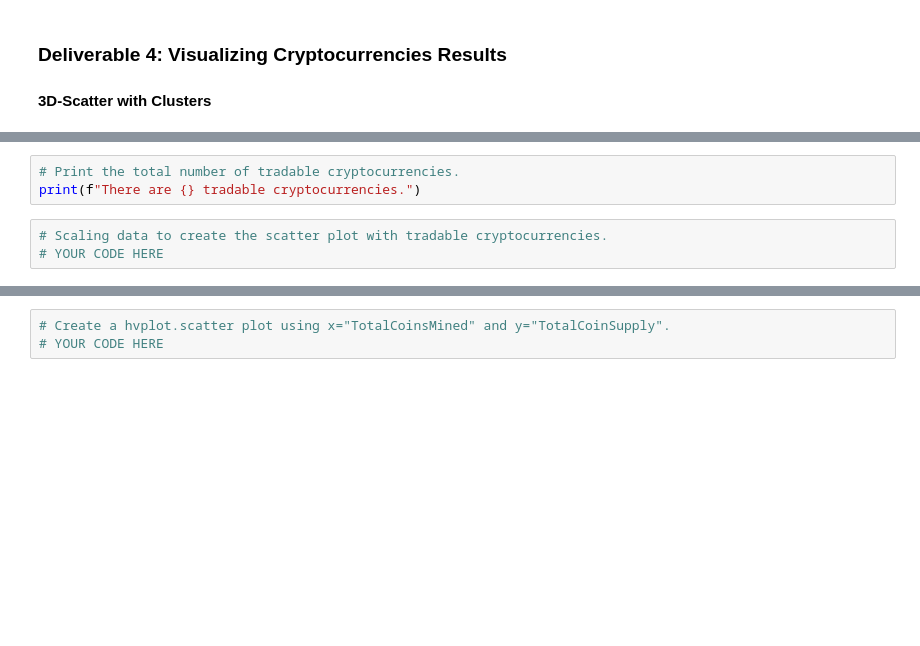
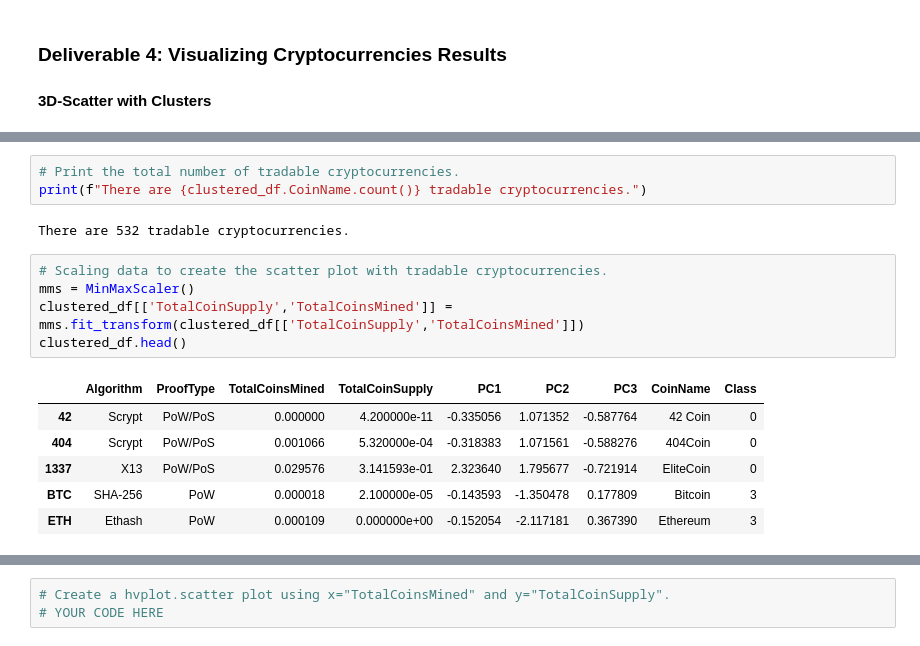
Before and after one commit to npvandyke/Cryptocurrencies, a Jupyter notebook: Challenge/crypto_clustering.ipynb, the cells around one changed output, grey strips where cells are left out. Saved outputs shown, nothing was run; the diff lists cells and outputs as text; blank space fills up the shorter version.

```diff
--- a/Challenge/crypto_clustering.ipynb
+++ b/Challenge/crypto_clustering.ipynb
@@ -205,7 +211,18 @@ fig.show()
 # %%
 # Print the total number of tradable cryptocurrencies.
-print(f"There are {} tradable cryptocurrencies.")
+print(f"There are {clustered_df.CoinName.count()} tradable cryptocurrencies.")
+# %% [output]
+There are 532 tradable cryptocurrencies.
 # %%
 # Scaling data to create the scatter plot with tradable cryptocurrencies.
-# YOUR CODE HERE
+mms = MinMaxScaler()
+clustered_df[['TotalCoinSupply','TotalCoinsMined']] = mms.fit_transform(clustered_df[['TotalCoinSupply','TotalCoinsMined']])
+clustered_df.head()
+# %% [output]
+|  | Algorithm | ProofType | TotalCoinsMined | TotalCoinSupply | PC1 | PC2 | PC3 | CoinName | Class |
+| 42 | Scrypt | PoW/PoS | 0.000000 | 4.200000e-11 | -0.335056 | 1.071352 | -0.587764 | 42 Coin | 0 |
+| 404 | Scrypt | PoW/PoS | 0.001066 | 5.320000e-04 | -0.318383 | 1.071561 | -0.588276 | 404Coin | 0 |
+| 1337 | X13 | PoW/PoS | 0.029576 | 3.141593e-01 | 2.323640 | 1.795677 | -0.721914 | EliteCoin | 0 |
+| BTC | SHA-256 | PoW | 0.000018 | 2.100000e-05 | -0.143593 | -1.350478 | 0.177809 | Bitcoin | 3 |
+| ETH | Ethash | PoW | 0.000109 | 0.000000e+00 | -0.152054 | -2.117181 | 0.367390 | Ethereum | 3 |
 # %%
```
Also changed, not shown: parts of 3 cells of this notebook.
